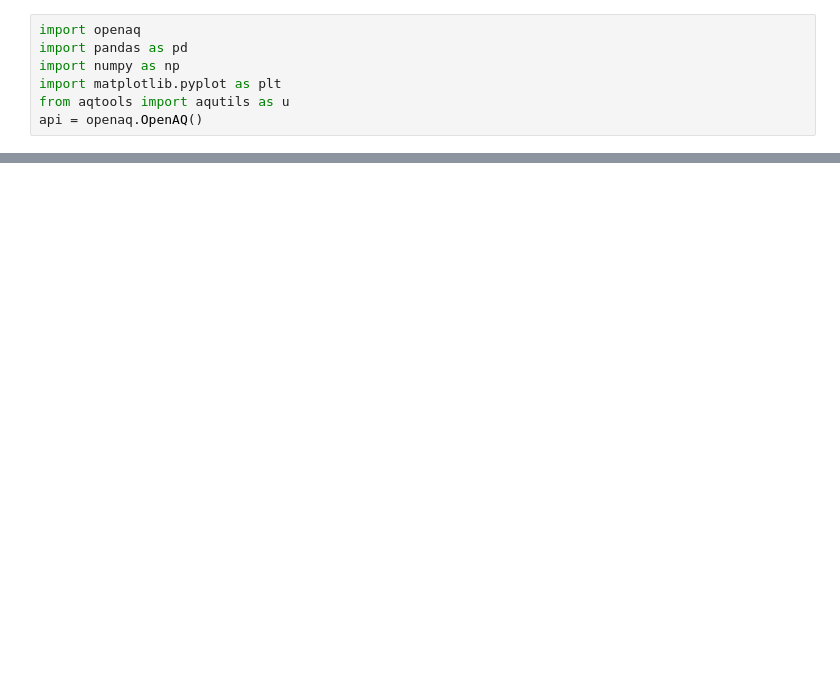
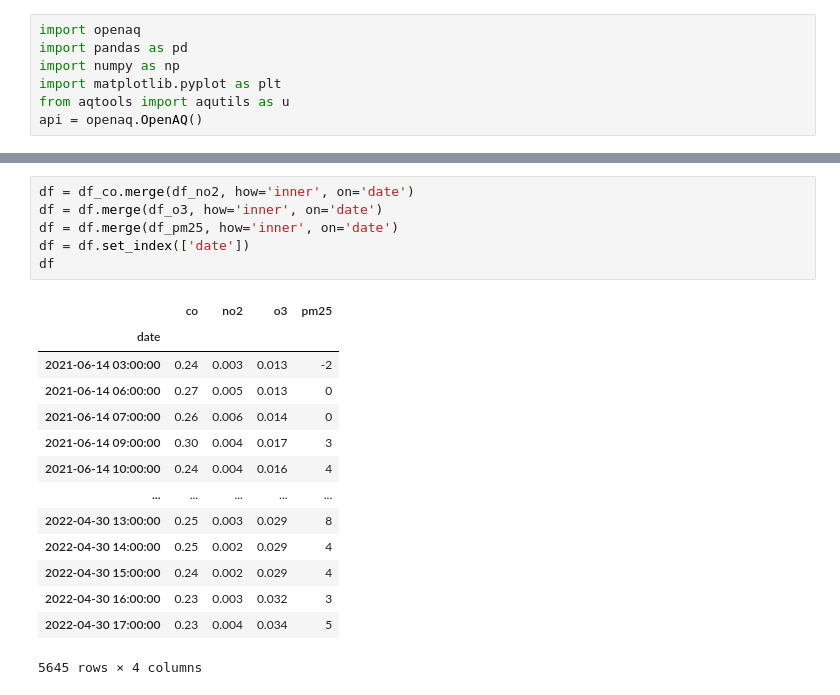
Before and after one commit to UCB-stat-159-s22/hw07-group13, a Jupyter notebook: main.ipynb, the cells around one changed output, grey strips where cells are left out. Drawn from its saved outputs; the diff is of its cells as text; blank space fills up the shorter version.

```diff
--- a/main.ipynb
+++ b/main.ipynb
@@ -38,3 +126,24 @@ df
+# %%
+df = df_co.merge(df_no2, how='inner', on='date')
+df = df.merge(df_o3, how='inner', on='date')
+df = df.merge(df_pm25, how='inner', on='date')
+df = df.set_index(['date'])
+df
+# %% [output]
+|  | co | no2 | o3 | pm25 |
+| date |  |  |  |  |
+| 2021-06-14 03:00:00 | 0.24 | 0.003 | 0.013 | -2 |
+| 2021-06-14 06:00:00 | 0.27 | 0.005 | 0.013 | 0 |
+| 2021-06-14 07:00:00 | 0.26 | 0.006 | 0.014 | 0 |
+| 2021-06-14 09:00:00 | 0.30 | 0.004 | 0.017 | 3 |
+| 2021-06-14 10:00:00 | 0.24 | 0.004 | 0.016 | 4 |
+| ... | ... | ... | ... | ... |
+| 2022-04-30 13:00:00 | 0.25 | 0.003 | 0.029 | 8 |
+| 2022-04-30 14:00:00 | 0.25 | 0.002 | 0.029 | 4 |
+| 2022-04-30 15:00:00 | 0.24 | 0.002 | 0.029 | 4 |
+| 2022-04-30 16:00:00 | 0.23 | 0.003 | 0.032 | 3 |
+| 2022-04-30 17:00:00 | 0.23 | 0.004 | 0.034 | 5 |
+5645 rows × 4 columns
 # %%
 # Standardization
 co = df['co'].values
```
Also changed, not shown: parts of 12 cells of this notebook, 2 other files.
